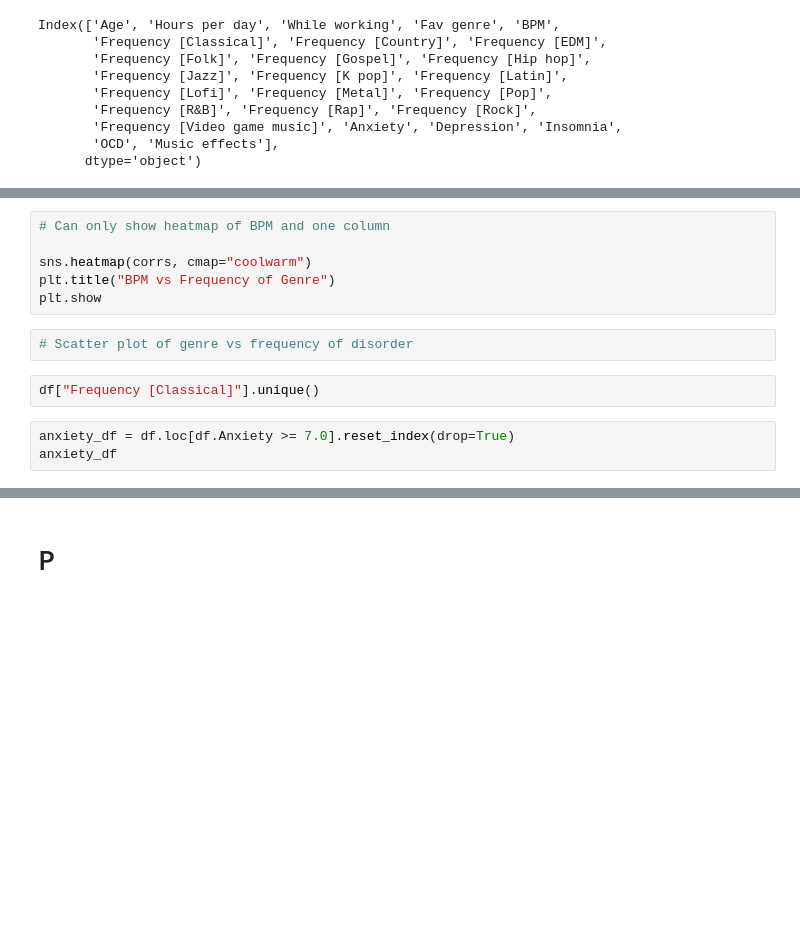
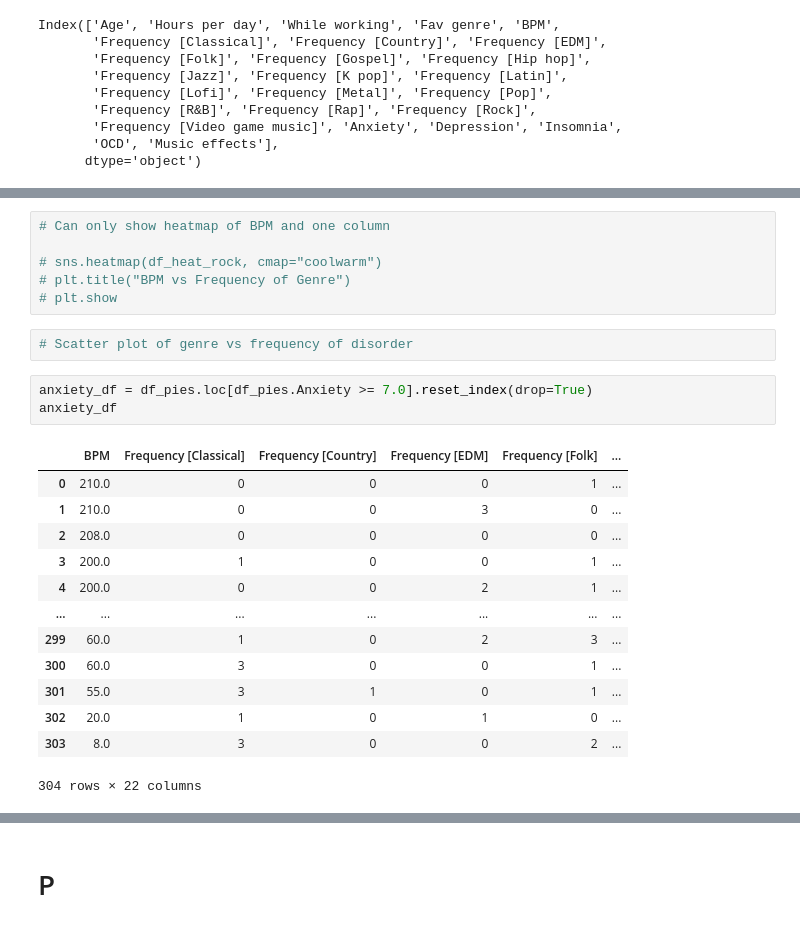
Before and after one commit to TheWizler/project1_group_10, a Jupyter notebook: Sarah's_work/Q3.ipynb, the cells around one changed output, grey strips where cells are left out. Drawn from its saved outputs; the diff is of its cells as text; blank space fills up the shorter version.

```diff
--- a/Sarah's_work/Q3.ipynb
+++ b/Sarah's_work/Q3.ipynb
@@ -144,15 +117,27 @@ df_heat_rock.head()
 # %%
 # Can only show heatmap of BPM and one column
 
-sns.heatmap(corrs, cmap="coolwarm")
-plt.title("BPM vs Frequency of Genre")
-plt.show
+# sns.heatmap(df_heat_rock, cmap="coolwarm")
+# plt.title("BPM vs Frequency of Genre")
+# plt.show
 # %%
 # Scatter plot of genre vs frequency of disorder
-# %%
-df["Frequency [Classical]"].unique()
 # %%
-anxiety_df = df.loc[df.Anxiety >= 7.0].reset_index(drop=True)
+anxiety_df = df_pies.loc[df_pies.Anxiety >= 7.0].reset_index(drop=True)
 anxiety_df
+# %% [output]
+|  | BPM | Frequency [Classical] | Frequency [Country] | Frequency [EDM] | Frequency [Folk] | ... |
+| 0 | 210.0 | 0 | 0 | 0 | 1 | ... |
+| 1 | 210.0 | 0 | 0 | 3 | 0 | ... |
+| 2 | 208.0 | 0 | 0 | 0 | 0 | ... |
+| 3 | 200.0 | 1 | 0 | 0 | 1 | ... |
+| 4 | 200.0 | 0 | 0 | 2 | 1 | ... |
+| ... | ... | ... | ... | ... | ... | ... |
+| 299 | 60.0 | 1 | 0 | 2 | 3 | ... |
+| 300 | 60.0 | 3 | 0 | 0 | 1 | ... |
+| 301 | 55.0 | 3 | 1 | 0 | 1 | ... |
+| 302 | 20.0 | 1 | 0 | 1 | 0 | ... |
+| 303 | 8.0 | 3 | 0 | 0 | 2 | ... |
+304 rows × 22 columns
 # %%
 anxiety_df["Fav genre"].value_counts()
```
Also changed, not shown: parts of 27 cells of this notebook, 2 other files.
